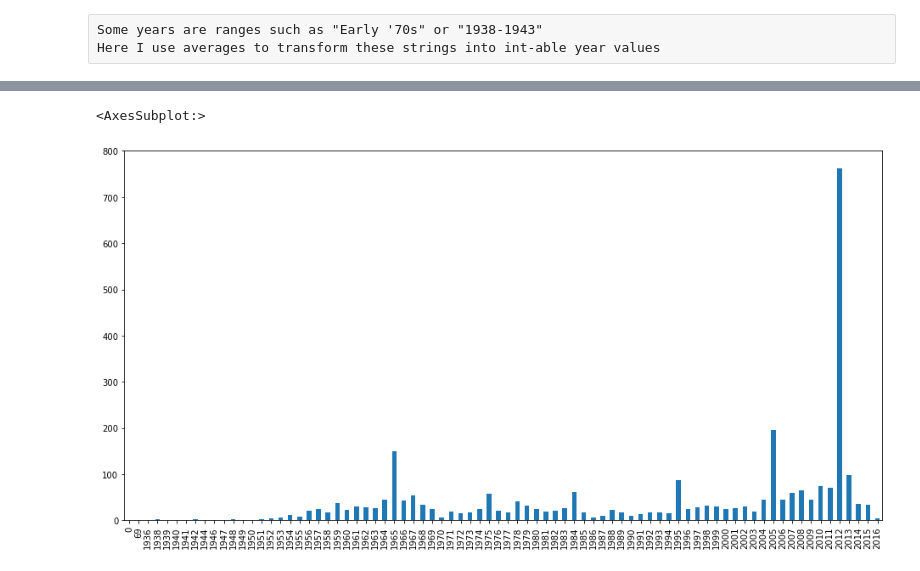
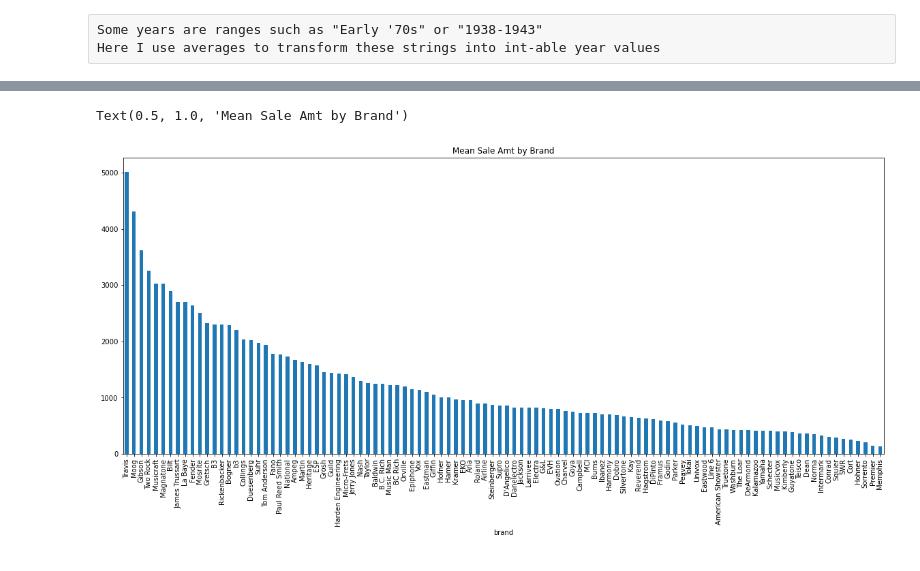
Before and after one commit to n-sweep/galvanize_capstone_2, a Jupyter notebook: exploration.ipynb, the cells around one changed output, grey strips where cells are left out. Saved outputs shown, nothing was run; the diff lists cells and outputs as text; code cells hidden in the pictures.

```diff
--- a/exploration.ipynb
+++ b/exploration.ipynb
@@ -154,5 +155,8 @@ merge_df['brand'].value_counts().plot(kind='bar', ax=ax)
-# %%
-data_df['year'].value_counts().sort_index().plot(kind='bar', figsize=(16,8))
-# %% [output]
-<AxesSubplot:>
-[figure, removed]
+# %%
+fig, ax = plt.subplots(figsize=(20,8))
+mean_sales_by_brand = data_df.groupby('brand')['mean_sale'].mean().sort_values(ascending=False)
+mean_sales_by_brand.plot(x='brand', y='mean_sale', kind='bar', ax=ax)
+ax.set_title('Mean Sale Amt by Brand')
+# %% [output]
+Text(0.5, 1.0, 'Mean Sale Amt by Brand')
+[figure, added]
```
Also changed, not shown: parts of 7 cells of this notebook, 1 other file.
